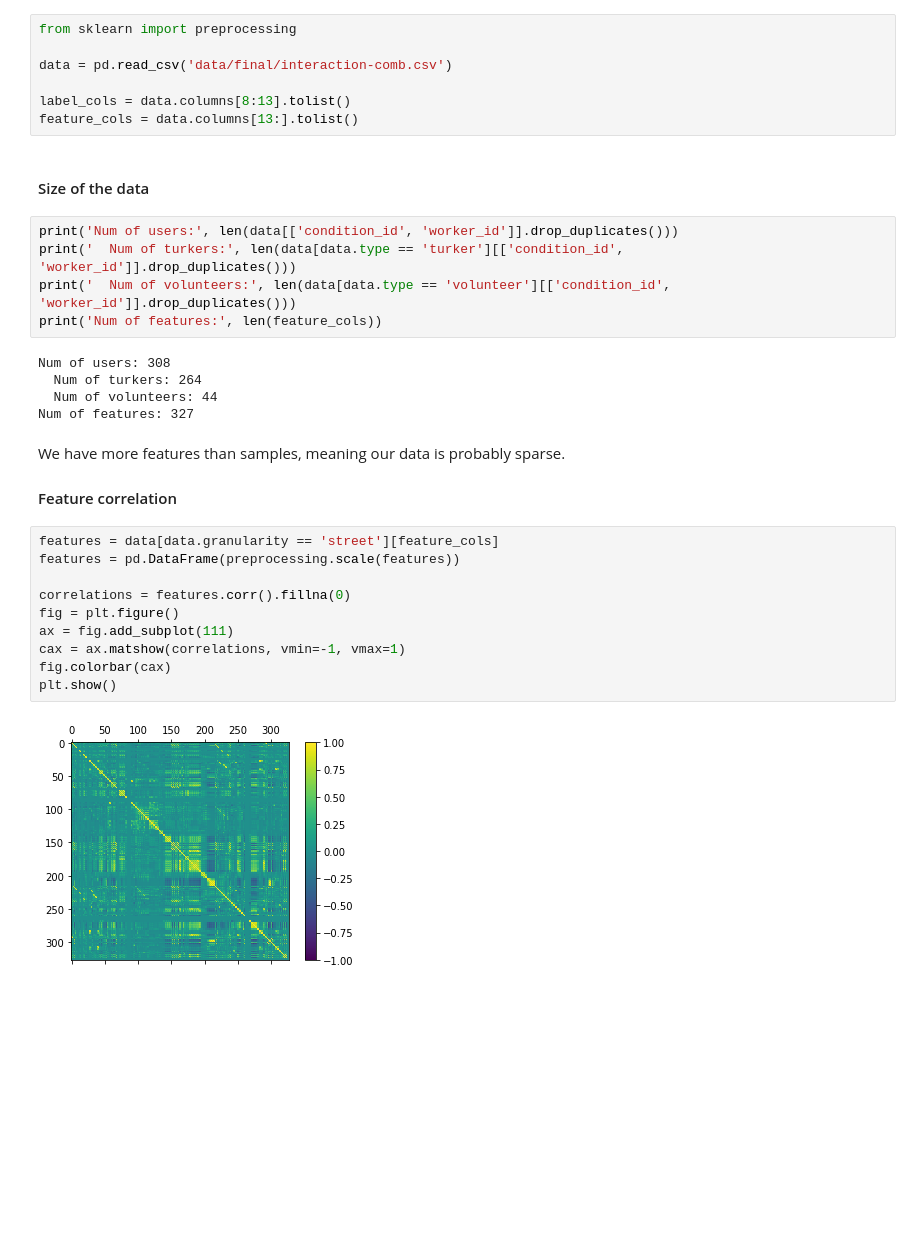
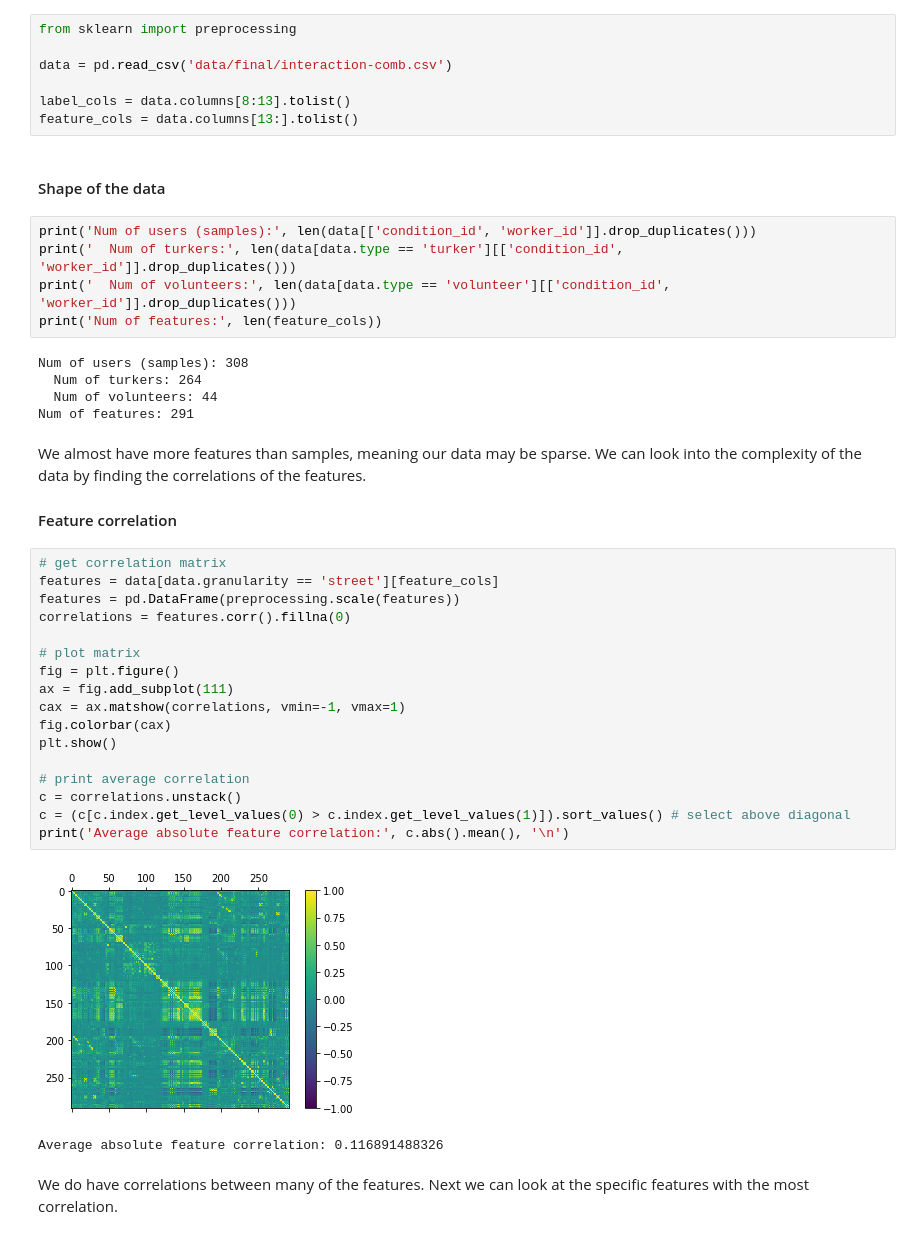
Before and after one commit to johannkm/cmsc499A, a Jupyter notebook: Report.ipynb, the cells around one changed output. Saved outputs shown, nothing was run; the diff lists cells and outputs as text; blank space fills up the shorter version.

```diff
--- a/Report.ipynb
+++ b/Report.ipynb
@@ -118,30 +127,40 @@ data = pd.read_csv('data/final/interaction-comb.csv')
 label_cols = data.columns[8:13].tolist()
 feature_cols = data.columns[13:].tolist()
 # %% [markdown]
-#### Size of the data
+#### Shape of the data
 # %%
-print('Num of users:', len(data[['condition_id', 'worker_id']].drop_duplicates()))
+print('Num of users (samples):', len(data[['condition_id', 'worker_id']].drop_duplicates()))
 print('  Num of turkers:', len(data[data.type == 'turker'][['condition_id', 'worker_id']].drop_duplicates()))
 print('  Num of volunteers:', len(data[data.type == 'volunteer'][['condition_id', 'worker_id']].drop_duplicates()))
 print('Num of features:', len(feature_cols))
 # %% [output]
-Num of users: 308
+Num of users (samples): 308
   Num of turkers: 264
   Num of volunteers: 44
-Num of features: 327
+Num of features: 291
 # %% [markdown]
-We have more features than samples, meaning our data is probably sparse.
+We almost have more features than samples, meaning our data may be sparse. We can look into the complexity of the data by finding the correlations of the features.
 
 #### Feature correlation
 # %%
+# get correlation matrix
 features = data[data.granularity == 'street'][feature_cols]
 features = pd.DataFrame(preprocessing.scale(features))
+correlations = features.corr().fillna(0)
 
-correlations = features.corr().fillna(0)
+# plot matrix
 fig = plt.figure()
 ax = fig.add_subplot(111)
 cax = ax.matshow(correlations, vmin=-1, vmax=1)
 fig.colorbar(cax)
 plt.show()
+
+# print average correlation
+c = correlations.unstack()
+c = (c[c.index.get_level_values(0) > c.index.get_level_values(1)]).sort_values() # select above diagonal
+print('Average absolute feature correlation:', c.abs().mean(), '\n')
 # %% [output]
-[figure, old version]
+[figure, new version]
+Average absolute feature correlation: 0.116891488326
+# %% [markdown]
+We do have correlations between many of the features. Next we can look at the specific features with the most correlation.
```
Also changed, not shown: parts of 30 cells of this notebook.
